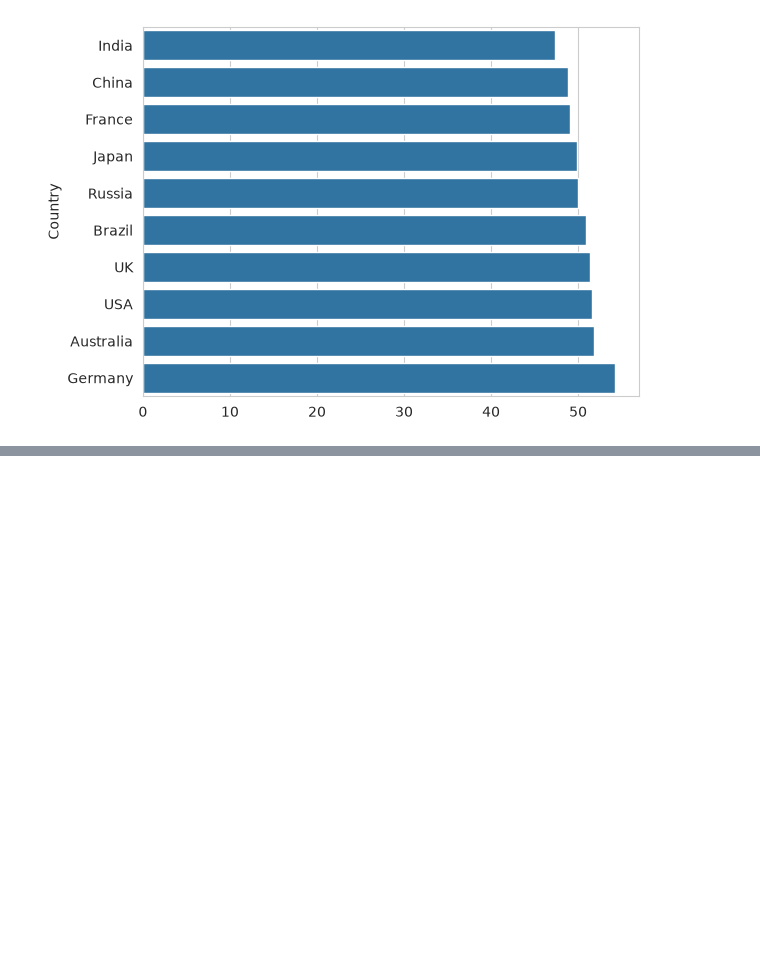
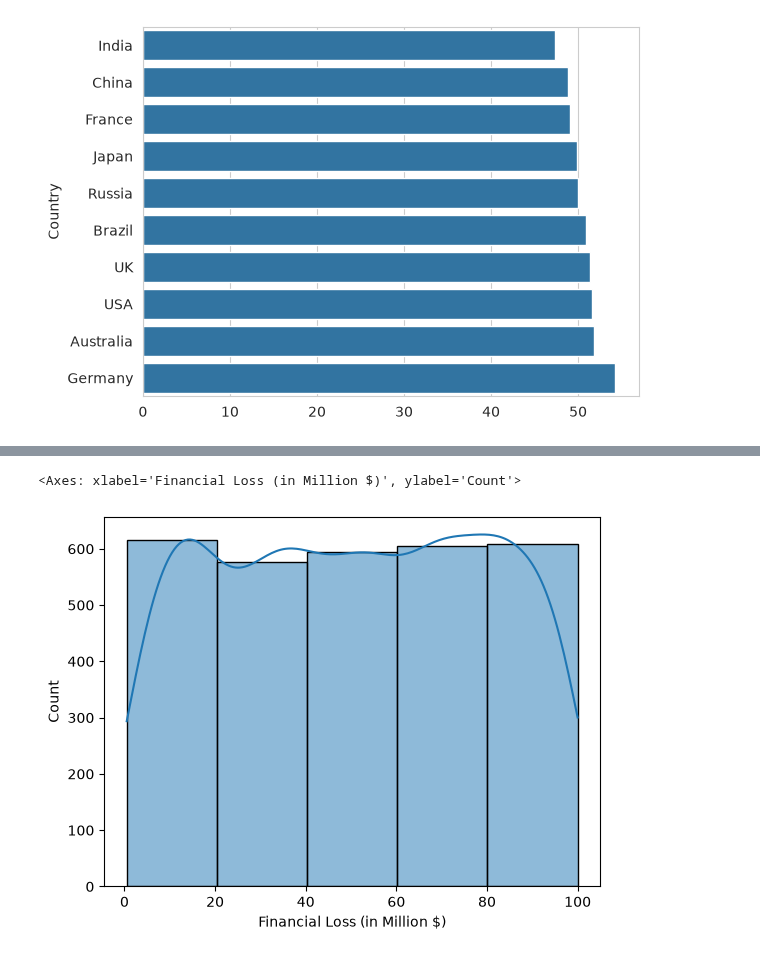
Before and after one commit to kingping77777/cyber-threat-log-analyzer, a Jupyter notebook: notebooks/exploration.ipynb, the cells around one changed output, grey strips where cells are left out. Drawn from its saved outputs; the diff is of its cells as text; code cells hidden in the pictures; blank space fills up the shorter version.

```diff
--- a/notebooks/exploration.ipynb
+++ b/notebooks/exploration.ipynb
@@ -1000,0 +1015,7 @@ sns.barplot(x=loss, y=countries)#feature 3.4
+# %%
+#phase 5 #featur 5.1 ,5.2,5.3
+
+sns.histplot(df["Financial Loss (in Million $)"], bins = 5,kde= True)
+# %% [output]
+<Axes: xlabel='Financial Loss (in Million $)', ylabel='Count'>
+[figure, added]
```
Also changed, not shown: parts of 22 cells of this notebook.
